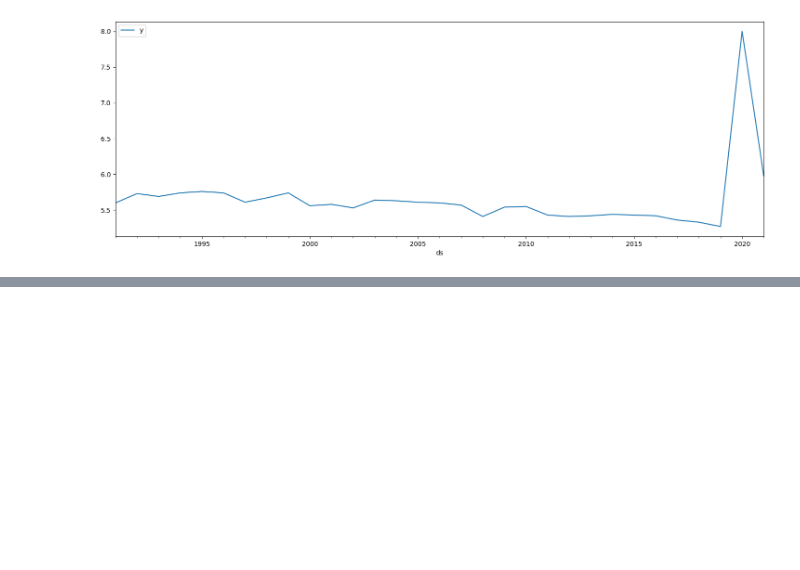
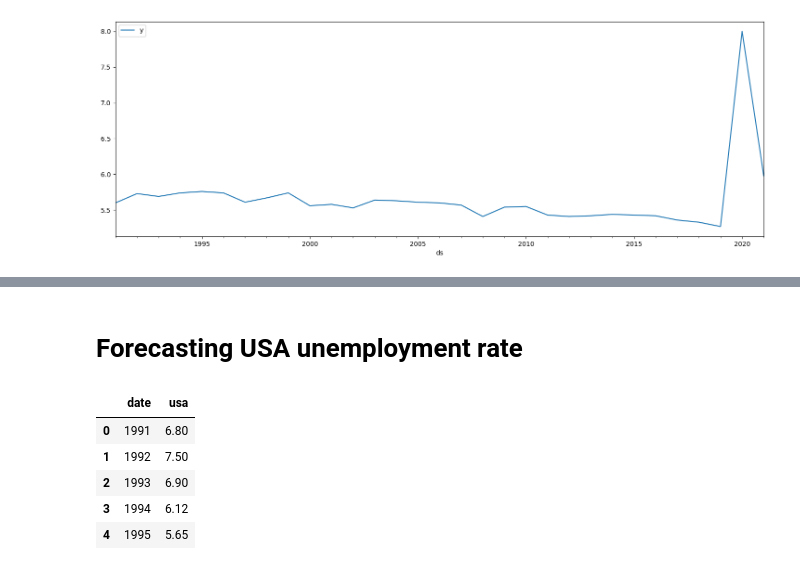
Before and after one commit to akhiltejareddy01/Analyzing_predicting_unemployment_across_world, a Jupyter notebook: forecasting.ipynb, the cells around one changed output, grey strips where cells are left out. Saved outputs shown, nothing was run; the diff lists cells and outputs as text; code cells hidden in the pictures; blank space fills up the shorter version.

```diff
--- a/forecasting.ipynb
+++ b/forecasting.ipynb
@@ -128,0 +131,15 @@ plot_components_plotly(m, forecast)
+# %% [markdown]
+# **Forecasting USA unemployment rate**
+# %%
+#retreiving USA unemployment rate
+data_usa = pd.DataFrame()
+data_usa['date'] = datas['year']
+data_usa['usa']=datas['United States']
+data_usa.head()
+# %% [output]
+|  | date | usa |
+| 0 | 1991 | 6.80 |
+| 1 | 1992 | 7.50 |
+| 2 | 1993 | 6.90 |
+| 3 | 1994 | 6.12 |
+| 4 | 1995 | 5.65 |
```
Also changed, not shown: parts of 16 cells of this notebook.
